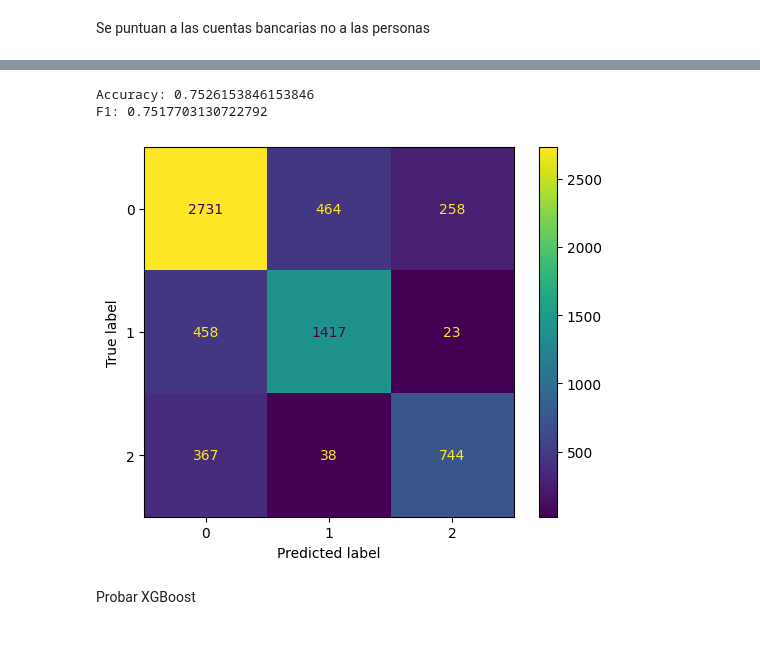
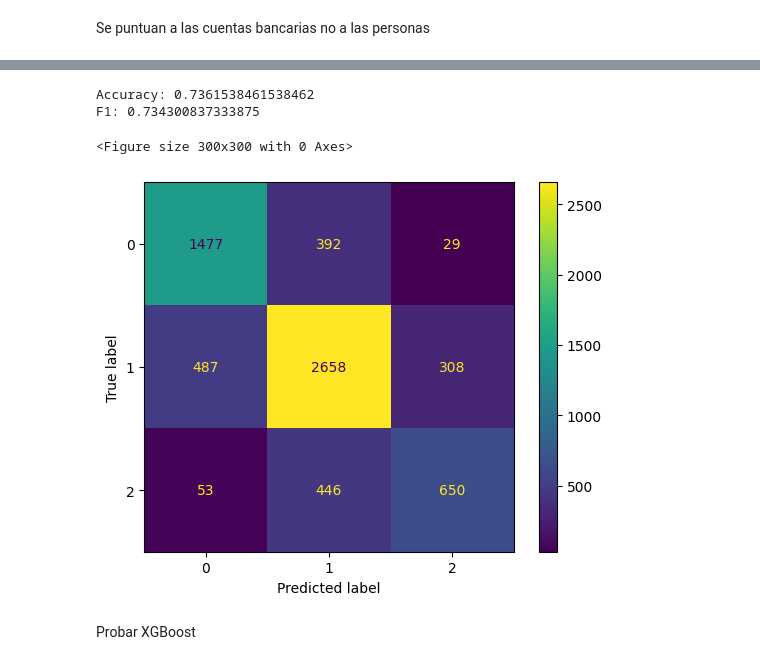
Before and after one commit to Sergio3d/CD-Core, a Jupyter notebook: tema 4/practica4_actualizada.ipynb, the cells around one changed output, grey strips where cells are left out. Cells and saved outputs as stored; diff of their text form; code cells hidden in the pictures.

```diff
--- a/tema 4/practica4_actualizada.ipynb
+++ b/tema 4/practica4_actualizada.ipynb
@@ -148,23 +148,24 @@ def preproceso(train_df, encode):
 
     train_df = train_df.drop_duplicates()
     train_df = train_df.dropna().reset_index(drop=True)
-    train_df = train_df.apply(lambda x: encode_rows(x), axis=1)
-    for col in train_df.columns:
-        if col.find('_Loan')!=-1:
-            train_df[col] = train_df[col].fillna(0)
-    train_df['Not_Specified'] = train_df['Not_Specified'].fillna(0)
-    train_df['No_Data'] = train_df['No_Data'].fillna(0)
+    # train_df = train_df.apply(lambda x: encode_rows(x), axis=1)
+    # for col in train_df.columns:
+    #     if col.find('_Loan')!=-1:
+    #         train_df[col] = train_df[col].fillna(0)
+    # train_df['Not_Specified'] = train_df['Not_Specified'].fillna(0)
+    # train_df['No_Data'] = train_df['No_Data'].fillna(0)
 
-    train_df.Credit_Mix = train_df.Credit_Mix.replace({"Standard": 0, "Bad": 1, "Good": 2})
-    train_df.Credit_Score = train_df.Credit_Score.replace({"Standard": 0, "Poor": 1, "Good": 2})
-    train_df.Payment_Behaviour_spent = train_df.Payment_Behaviour_spent.replace({"High": 0, "Low": 1})
-    train_df.Payment_Behaviour_value_payments = train_df.Payment_Behaviour_value_payments.replace({"Medium": 0, "Large": 1, "Small": 2})
-    train_df.Payment_of_Min_Amount = train_df.Payment_of_Min_Amount.replace({"NM": 0, "No": 1, "Yes":2})
+
+    train_df.Credit_Mix = train_df.Credit_Mix.replace({"Bad": 0, "Standard": 1, "Good": 2})
+    train_df.Credit_Score = train_df.Credit_Score.replace({"Poor": 0, "Standard": 1, "Good": 2})
+    # train_df.Payment_Behaviour_spent = train_df.Payment_Behaviour_spent.replace({"High": 0, "Low": 1})
+    # train_df.Payment_Behaviour_value_payments = train_df.Payment_Behaviour_value_payments.replace({"Medium": 0, "Large": 1, "Small": 2})
+    train_df.Payment_of_Min_Amount = train_df.Payment_of_Min_Amount.replace({"No": 0, "NM": 1, "Yes":2})
     # columns_to_encode = ['Credit_Mix',	'Credit_Score', 'Occupation', 'Payment_Behaviour_spent', 'Payment_Behaviour_value_payments', 'Payment_of_Min_Amount']
     # train_df = onehot_encode(train_df, ['Occupation'])
 
 
-    train_df = train_df.drop(['Name', 'Type_of_Loan', 'Payment_Behaviour', 'Occupation', 'SSN'], axis=1)
+    train_df = train_df.drop(['Name', 'Type_of_Loan', 'Payment_Behaviour', 'Occupation', 'SSN', 'Customer_ID', 'ID', 'Month'], axis=1)
 
     return train_df
 
@@ -226,6 +250,7 @@ def evalua(y_test, data_pred):
     print("Accuracy:", metrics.accuracy_score(y_test, data_pred))
     print("F1:", metrics.f1_score(y_test, data_pred, average='weighted'))
     cm =  metrics.confusion_matrix(y_test, data_pred)
-    disp = metrics.ConfusionMatrixDisplay(confusion_matrix=cm,)
+    plt.figure(figsize=[3,3])
+    disp = metrics.ConfusionMatrixDisplay(confusion_matrix=cm)
     disp.plot()
     plt.show()
@@ -253,0 +257,9 @@ F1: 0.7163579485366011
+# %%
+n_fit=int(train_df.shape[0]*0.9)
+
+X = new_train_df
+
+X_train = X[X.columns.drop('Credit_Score')][:n_fit]
+y_train = X['Credit_Score'][:n_fit]
+X_test = X[X.columns.drop('Credit_Score')][n_fit:]
+y_test = X['Credit_Score'][n_fit:]
@@ -254,17 +278,14 @@ F1: 0.7163579485366011
 # %%
 from sklearn.neighbors import KNeighborsClassifier
-
-X_test = new_train_df[new_train_df.columns.drop('Credit_Score')][n_fit:]
-y_test = new_train_df['Credit_Score'][n_fit:]
-# X_test = X_test[X_test.columns.drop('Credit_Score')]
 
 classifier = KNeighborsClassifier().fit(X_train,y_train)
 data_pred = classifier.predict(X_test)
 
 evalua(y_test, data_pred)
 # %% [output]
-Accuracy: 0.7526153846153846
-F1: 0.7517703130722792
+Accuracy: 0.7361538461538462
+F1: 0.734300837333875
+<Figure size 300x300 with 0 Axes>
-[figure, old version]
+[figure, new version]
 # %% [markdown]
 Probar XGBoost
```
Also changed, not shown: parts of 9 cells of this notebook.
